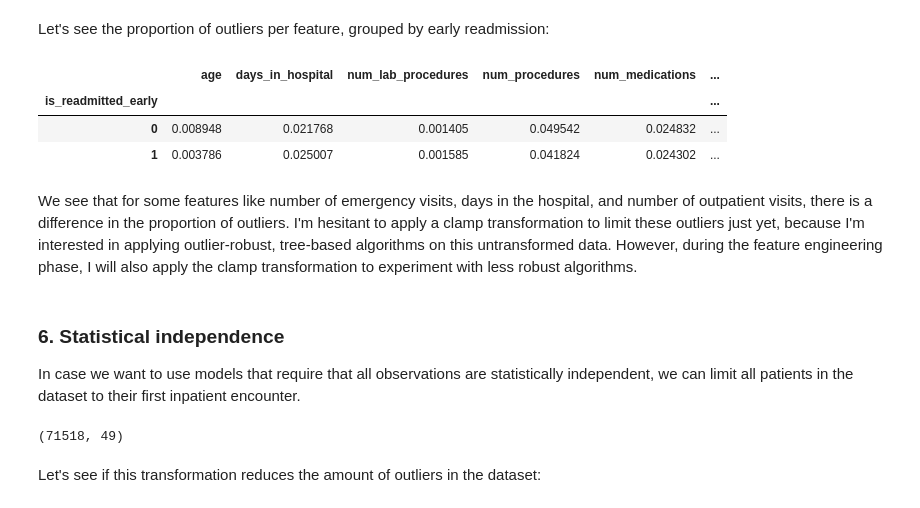
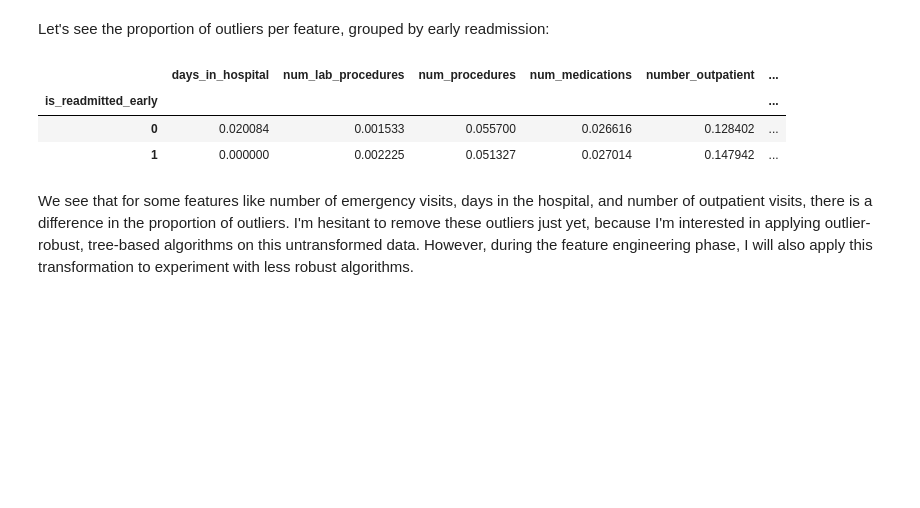
Before and after one commit to uncanny-valley/diabetes-readmission, a Jupyter notebook: notebooks/data_wrangling.ipynb, the cells around one changed output. Drawn from its saved outputs; the diff is of its cells as text; code cells hidden in the pictures; blank space fills up the shorter version.

```diff
--- a/notebooks/data_wrangling.ipynb
+++ b/notebooks/data_wrangling.ipynb
@@ -631,0 +494,7 @@ We should rename this column for more clarity.
+# %%
+df.admission_source_id.replace(17, 15, inplace=True)
+df.admission_source_id.replace(20, 15, inplace=True)
+df.admission_source_id.replace(21, 15, inplace=True)
+df.admission_source_id = df.admission_source_id.astype('category')
+admission_sources = ld.convert_id_to_admission_source(df.admission_source_id)
+admission_sources.value_counts(normalize=True, dropna=False)
@@ -631,0 +528,7 @@ We should rename this column for more clarity.
+# %%
+df['is_readmitted_early'] = df['readmitted']
+df.is_readmitted_early.replace('>30', 0, inplace=True)
+df.is_readmitted_early.replace('NO', 0, inplace=True)
+df.is_readmitted_early.replace('<30', 1, inplace=True)
+df.is_readmitted_early = df.is_readmitted_early.astype('category')
+df.is_readmitted_early.value_counts(normalize=True, dropna=False)
@@ -631,0 +541,2 @@ We should rename this column for more clarity.
+# %%
+df.drop(columns=['readmitted'], errors='ignore', inplace=True)
@@ -634,6 +551,6 @@ df = df.rename(columns={'time_in_hospital': 'days_in_hospital'})
 # %% [markdown]
 Let's see a statistical summary for our numerical features:
 # %%
-numerical_features = df._get_numeric_data().drop(columns=['patient_nbr', 'is_readmitted', 'is_readmitted_early'])
+numerical_features = df._get_numeric_data()
 numerical_features.describe()
 # %% [output]
@@ -704,23 +608,11 @@ feature_outliers
 Let's see the proportion of outliers per feature, grouped by early readmission:
 # %%
 cols = list(numerical_features.columns) + ['is_readmitted_early']
-df[cols].groupby('is_readmitted_early').apply(lambda x: x.apply(lambda y: proportion_of_outliers(y))).drop(columns=['is_readmitted_early'])
+df[cols].groupby('is_readmitted_early').apply(lambda x: x.apply(lambda y: proportion_of_outliers(y)))
 # %% [output]
-|  | age | days_in_hospital | num_lab_procedures | num_procedures | num_medications | ... |
+|  | days_in_hospital | num_lab_procedures | num_procedures | num_medications | number_outpatient | ... |
 | is_readmitted_early |  |  |  |  |  | ... |
-| 0 | 0.008948 | 0.021768 | 0.001405 | 0.049542 | 0.024832 | ... |
-| 1 | 0.003786 | 0.025007 | 0.001585 | 0.041824 | 0.024302 | ... |
+| 0 | 0.020084 | 0.001533 | 0.055700 | 0.026616 | 0.128402 | ... |
+| 1 | 0.000000 | 0.002225 | 0.051327 | 0.027014 | 0.147942 | ... |
 # %% [markdown]
-We see that for some features like number of emergency visits, days in the hospital, and number of outpatient visits, there is a difference in the proportion of outliers. I'm hesitant to apply a clamp transformation to limit these outliers just yet, because I'm interested in applying outlier-robust, tree-based algorithms on this untransformed data. However, during the feature engineering phase, I will also apply the clamp transformation to experiment with less robust algorithms.
+We see that for some features like number of emergency visits, days in the hospital, and number of outpatient visits, there is a difference in the proportion of outliers. I'm hesitant to remove these outliers just yet, because I'm interested in applying outlier-robust, tree-based algorithms on this untransformed data. However, during the feature engineering phase, I will also apply this transformation to experiment with less robust algorithms.
-# %% [markdown]
-### 6. Statistical independence
-In case we want to use models that require that all observations are statistically independent, we can limit all patients in the dataset to their first inpatient encounter.
-# %%
-single_encounter_df = df.sort_values(by='encounter_id', axis='index').drop_duplicates(subset=['patient_nbr'], keep='first')
-single_encounter_df = single_encounter_df.reset_index()
-single_encounter_df = single_encounter_df.set_index(['encounter_id', 'patient_nbr'])
-single_encounter_df.shape
-# %% [output]
-(71518, 49)
-# %% [markdown]
-Let's see if this transformation reduces the amount of outliers in the dataset:
```
Also changed, not shown: parts of 119 cells of this notebook, 9 other files.
